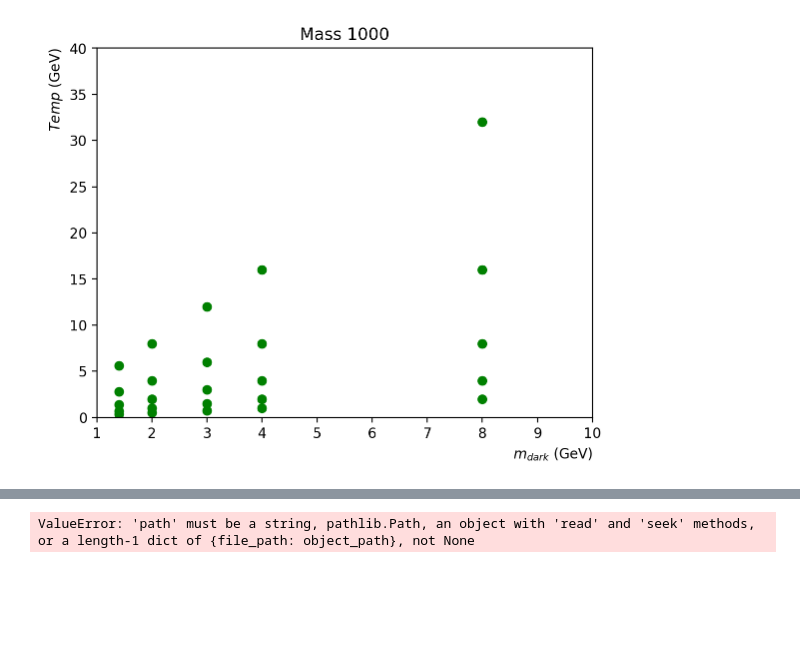
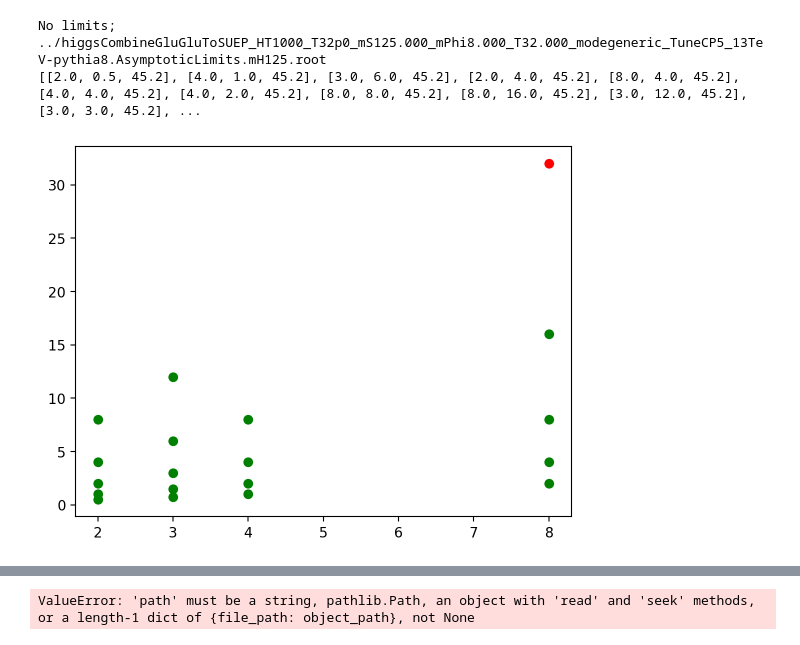
Before and after one commit to SUEPPhysics/SUEPLimits, a Jupyter notebook: notebook_tools/limits-2D.ipynb, the cells around one changed output, grey strips where cells are left out. Drawn from its saved outputs; the diff is of its cells as text; code cells hidden in the pictures; blank space fills up the shorter version.

```diff
--- a/notebook_tools/limits-2D.ipynb
+++ b/notebook_tools/limits-2D.ipynb
@@ -22 +19,7 @@ M = 1000
+# %%
+era = 2018
+M = 1000
+decay = 'generic'
+outdir = '/home/submit/pvanstee/public_html/SUEP/2D_limit_plots_NEW'
+Masses = [125,200,300,400,500,600,700,800,900,1000]
 # %%
@@ -63,56 +68,62 @@ def xs_scale(proc):
 # %%
 combine_files = glob.glob("../higgs*.root")
 # print(combine_files)
-# %%
-all_params = []
-for file in combine_files:
-    file_trim = file.split("HT1000_")[1]
-    proc = 'GluGluToSUEP_HT1000_' + file_trim.split('.Asymptotic')[0]
-    xsec = xs_scale(proc)
-    t = float(file_trim.split("_")[0].replace("p",".")[1:])
-    Mass = float(file_trim.split("_")[1][2:])
-    mphi = float(file_trim.split("_")[2][4:])
-    all_params.append([t,Mass,mphi,xsec])
-
-# print(all_params)
 # %%
-def get_params(M=M):
+# Get all SUEP masses for a given mdark and T
+
+def get_params(M=M,decay=decay):
+
+    # Get files
+    combine_files = glob.glob("../higgs*.root")
+
+    # Filter out the parameters
+    all_params = []
+    for file in combine_files:
+        file_trim = file.split("HT1000_")[1]
+        proc = 'GluGluToSUEP_HT1000_' + file_trim.split('.Asymptotic')[0]
+        xsec = xs_scale(proc)
+        t = float(file_trim.split("_")[0].replace("p",".")[1:])
+        Mass = float(file_trim.split("_")[1][2:])
+        mphi = float(file_trim.split("_")[2][4:])
+        mode = file_trim.split('_')[4][4:]
+        all_params.append([t,Mass,mphi,xsec,mode])
+    # print('all params',all_params)
+
+    # Take params corresponding to correct SUEP mass and decay mode
     params = []
     for pair in all_params:
         if pair[1] != M: continue
-        params.append([pair[2],pair[0],pair[3]])
+        if pair[4] != decay: continue
+        params.append([pair[2],pair[0],pair[3]]) #[mphi,t,decay]
+    # print('params', params)
 
-    skip_bad =[]
+    # check if combine produced the 5 expected limits
+    skip_bad = []
 
     for pair in params:
-        limit = get_limits(get_SUEP_file(Mass=M, mdark=pair[0] ,t=pair[1] ,decay='hadronic'))
         try:
-            limit = get_limits(get_SUEP_file(Mass=M, mdark=pair[0] ,t=pair[1] ,decay='hadronic'))
+            limit = get_limits(get_SUEP_file(Mass=M, mdark=pair[0], t=pair[1], decay=decay))
             if limit.shape == (2,5):
                 plt.scatter(pair[0],pair[1], color="green")
                 skip_bad.append(pair)
             else:
-                print(get_SUEP_file(Mass=M, mdark=pair[0] ,t=pair[1] ,decay='hadronic'))
+                print('Missing limits; ', get_SUEP_file(Mass=M, mdark=pair[0], t=pair[1], decay=decay))
+                plt.scatter(pair[0],pair[1], color="blue")
 
-                plt.scatter(pair[0],pair[1], color="blue", alpha=0.5)
         except:
-            print(get_SUEP_file(Mass=M, mdark=pair[0] ,t=pair[1] ,decay='hadronic'))
+            print('No limits; ', get_SUEP_file(Mass=M, mdark=pair[0], t=pair[1], decay=decay))
             plt.scatter(pair[0],pair[1], color="red")
 
 
-
-    plt.ylim([0, 40])
-    plt.xlim([1, 10])
-    plt.xlabel(r"$m_{dark}$ (GeV)", x=1, ha='right')
-    plt.ylabel(r"$Temp$ (GeV)", y=1, ha='right')
-    plt.title('Mass {}'.format(M))
-    plt.show()
-
     return skip_bad
 
-params = get_params(M)
+
+params = get_params()
+print(params)
 # %% [output]
+No limits;  ../higgsCombineGluGluToSUEP_HT1000_T32p0_mS125.000_mPhi8.000_T32.000_modegeneric_TuneCP5_13TeV-pythia8.AsymptoticLimits.mH125.root
+[[2.0, 0.5, 45.2], [4.0, 1.0, 45.2], [3.0, 6.0, 45.2], [2.0, 4.0, 45.2], [8.0, 4.0, 45.2], [4.0, 4.0, 45.2], [4.0, 2.0, 45.2], [8.0, 8.0, 45.2], [8.0, 16.0, 45.2], [3.0, 12.0, 45.2], [3.0, 3.0, 45.2], ...
-[figure, old version]
+[figure, new version]
 # %%
 #Plots a 2D limit plot
 
```
Also changed, not shown: parts of 5 cells of this notebook, 1 other file.
